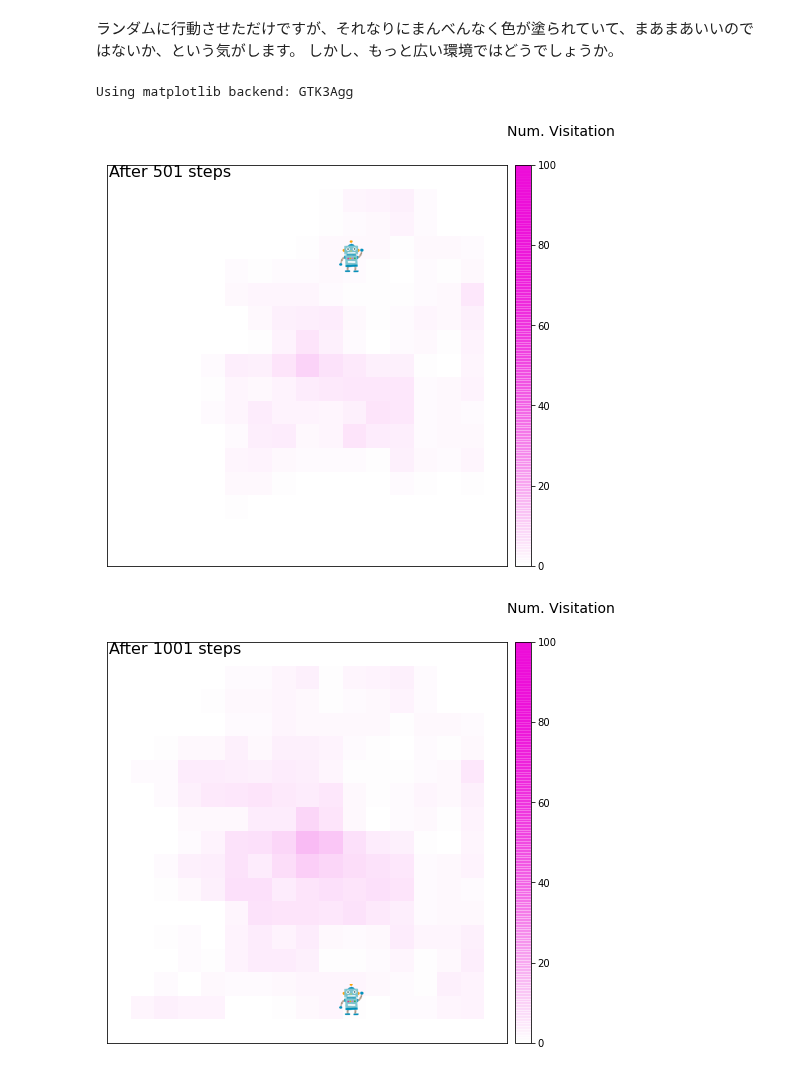
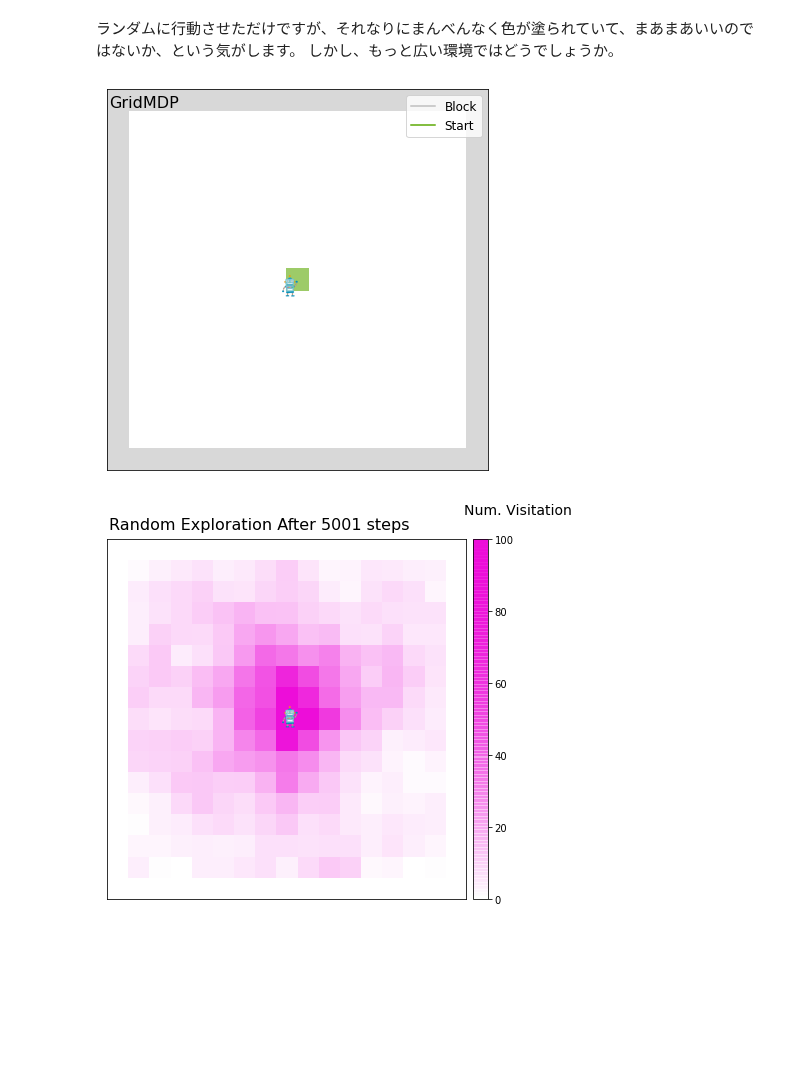
Before and after one commit to kngwyu/rlog, a Jupyter notebook: _notebooks/2020-12-20-understanding-what-makes-rl-difficult.ipynb, the cells around one changed output. Saved outputs shown, nothing was run; the diff lists cells and outputs as text; code cells hidden in the pictures; blank space fills up the shorter version.

```diff
--- a/_notebooks/2020-12-20-understanding-what-makes-rl-difficult.ipynb
+++ b/_notebooks/2020-12-20-understanding-what-makes-rl-difficult.ipynb
@@ -958,7 +1000,7 @@ grid_mdp1 = GridMDP(
      [0, 0, 2, 0, 0],
      [0, 0, 0, 0, 0],
      [0, 0, 0, 0, 0]],
-    horizon=100,
+    horizon=50,
 )
 _ = grid_mdp1.show("GridMDP1")
 # %% [output]
@@ -1079,14 +1159,20 @@ agent_act(grid_mdp1, 1000, lambda _: np.random.randint(4), vis_freq=2)
 ランダムに行動させただけですが、それなりにまんべんなく色が塗られていて、まあまあいいのではないか、という気がします。
 しかし、もっと広い環境ではどうでしょうか。
 # %%
-maplist = [[0] * 15 for _ in range(15)]
-maplist[7][7] = 2
-grid_mdp2 = GridMDP(maplist, horizon=100)
-%matplotlib
+# collapse-hide
+grid_mdp2_map = [[0] * 15 for _ in range(15)]
+grid_mdp2_map[7][7] = 2
+grid_mdp2 = GridMDP(grid_mdp2_map, horizon=50)
 _ = grid_mdp2.show()
-%matplotlib inline
-agent_act(grid_mdp2, 1000, lambda _: np.random.randint(4), vis_freq=2)
+random_state = np.random.RandomState(1)
+simulation(
+    grid_mdp2,
+    5000,
+    lambda _: random_state.randint(4),
+    max_visit=100,
+    title="Random Exploration",
+    vis_freq=None,
+)
 # %% [output]
-Using matplotlib backend: GTK3Agg
-[figure, old version]
+[figure, new version]
-[figure, old version]
+[figure, new version]
```
Also changed, not shown: parts of 22 cells of this notebook.
